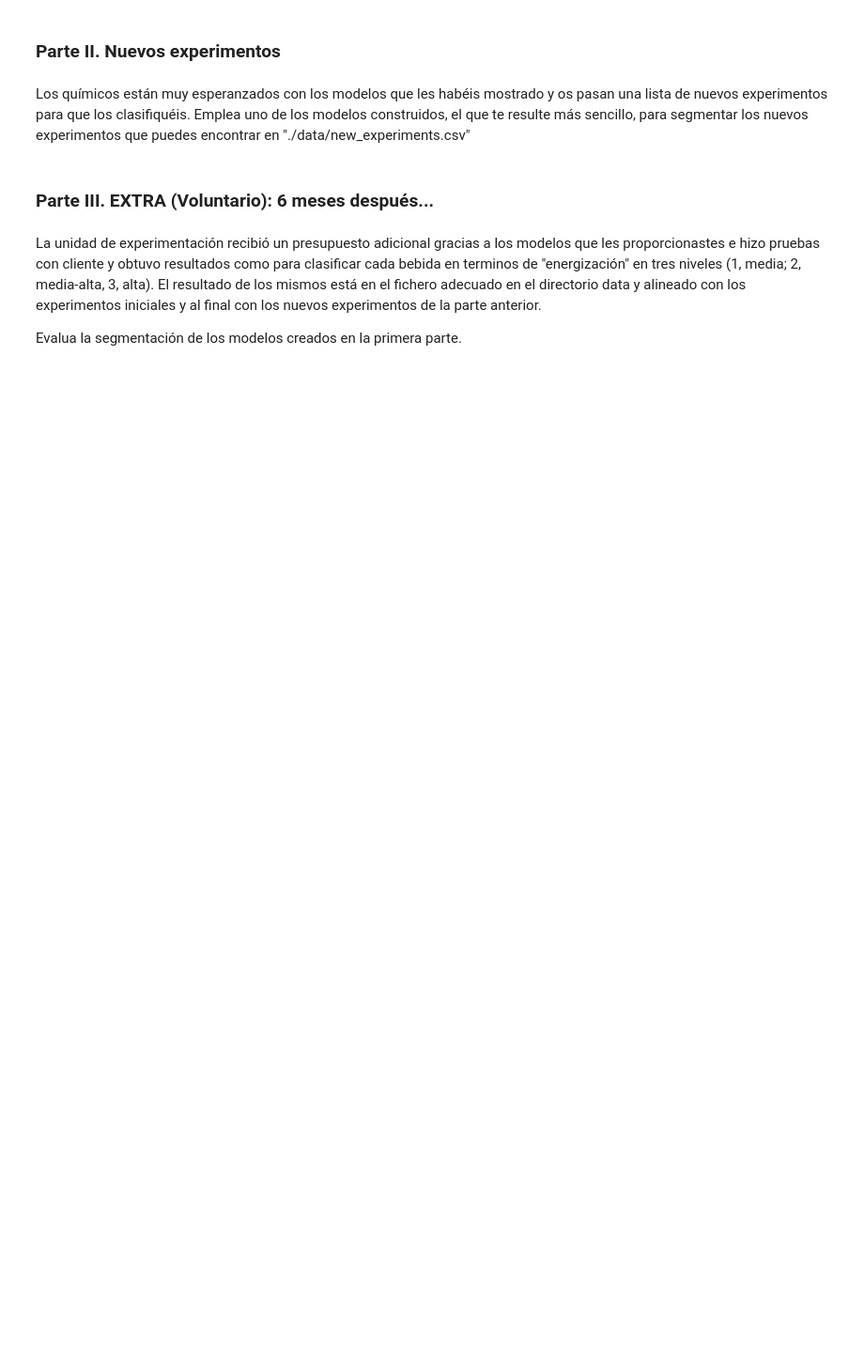
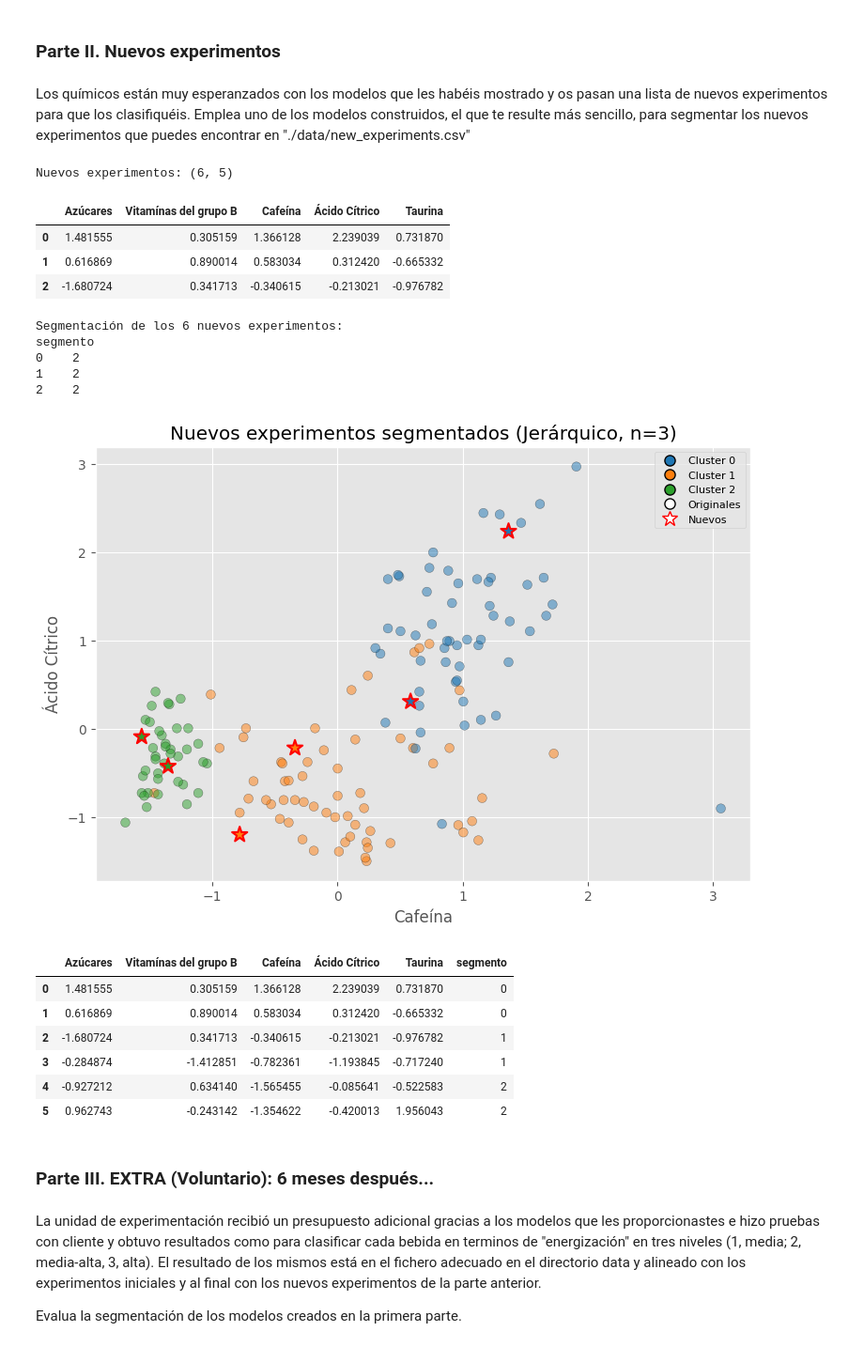
Before and after one commit to Emigarsan/DS-Online-Emilio-Garrote, a Jupyter notebook: Sprints/04_Machine_Learning/Sprint_13/Unidad_02_ML_No_Supervisado_Clustering_DBSCAN/03_Practica_Obligatoria/18_Practica_Obligatoria_Clustering_DBSCAN.ipynb, the cells around one changed output. Shown at 94% size. Cells and saved outputs as stored; diff of their text form; code cells hidden in the pictures; blank space fills up the shorter version.

```diff
--- a/Sprints/04_Machine_Learning/Sprint_13/Unidad_02_ML_No_Supervisado_Clustering_DBSCAN/03_Practica_Obligatoria/18_Practica_Obligatoria_Clustering_DBSCAN.ipynb
+++ b/Sprints/04_Machine_Learning/Sprint_13/Unidad_02_ML_No_Supervisado_Clustering_DBSCAN/03_Practica_Obligatoria/18_Practica_Obligatoria_Clustering_DBSCAN.ipynb
@@ -236,41 +346,68 @@ Los químicos están muy esperanzados con los modelos que les habéis mostrado y
 # %%
 # PARTE II — Clasificar nuevos experimentos
 # Usamos el Clustering Jerárquico (más sencillo: todos los puntos quedan asignados)
 # NOTA: AgglomerativeClustering no tiene .predict(), así que reentrenamos con todos los datos.
 
 # Cargamos los nuevos experimentos
 df_new = pd.read_csv("./data/new_experiments.csv", sep="|")
 print(f"Nuevos experimentos: {df_new.shape}")
 display(df_new.head(3))
 
-# Aplicamos el mismo scaler ajustado sobre el dataset original
-X_new = scaler.transform(df_new.values)
+# Los nuevos experimentos ya están en la misma escala que los originales (no hace falta escalar)
+X_new = df_new.values
 
 # Concatenamos original + nuevos y reentrenamos el clustering jerárquico
 X_all    = np.vstack([X, X_new])
 hc_all   = AgglomerativeClustering(n_clusters=best_n_hc, metric='euclidean', linkage='ward')
 labels_all = hc_all.fit_predict(X_all)
 
 # Las etiquetas de los nuevos experimentos son las últimas filas
 labels_new = labels_all[len(X):]
 labels_orig_retrain = labels_all[:len(X)]
 
 df_new['segmento'] = labels_new
 print(f"\nSegmentación de los {len(df_new)} nuevos experimentos:")
 print(df_new['segmento'].value_counts().sort_index().to_string())
 
 # Visualización: scatter Cafeína vs Ácido Cítrico con originales + nuevos
+# (mismos colores de clúster que en el resto del notebook; la forma distingue origen)
 ix = cols.index('Cafeína'); iy = cols.index('Ácido Cítrico')
-plt.figure(figsize=(9, 6))
-plt.scatter(X[:, ix],     X[:, iy],     c=labels_orig_retrain, cmap='tab10',
-            alpha=0.5, s=50,  edgecolors='k', linewidths=0.3, label='Originales')
-plt.scatter(X_new[:, ix], X_new[:, iy], c=labels_new,          cmap='tab10',
-            alpha=1.0, s=150, edgecolors='red', linewidths=1.5, marker='*', label='Nuevos')
-plt.xlabel('Cafeína'); plt.ylabel('Ácido Cítrico')
-plt.title(f'Nuevos experimentos segmentados (Jerárquico, n={best_n_hc})')
-plt.legend(); plt.colorbar(label='Segmento'); plt.show()
+fig, ax = plt.subplots(figsize=(9, 6))
+ax.scatter(X[:, ix],     X[:, iy],     c=cluster_colors(labels_orig_retrain),
+           alpha=0.5, s=50,  edgecolors='k', linewidths=0.3)
+ax.scatter(X_new[:, ix], X_new[:, iy], c=cluster_colors(labels_new),
+           alpha=1.0, s=150, edgecolors='red', linewidths=1.5, marker='*')
+ax.set_xlabel('Cafeína'); ax.set_ylabel('Ácido Cítrico')
+ax.set_title(f'Nuevos experimentos segmentados (Jerárquico, n={best_n_hc})')
+
+handles = cluster_legend_handles(np.concatenate([labels_orig_retrain, labels_new]))
+handles += [plt.Line2D([0], [0], marker='o', linestyle='', markersize=8,
+                        markerfacecolor='white', markeredgecolor='k', label='Originales'),
+            plt.Line2D([0], [0], marker='*', linestyle='', markersize=12,
+                        markerfacecolor='white', markeredgecolor='red', label='Nuevos')]
+ax.legend(handles=handles, fontsize=8, loc='best')
+plt.show()
 
 display(df_new)
+# %% [output]
+Nuevos experimentos: (6, 5)
+|  | Azúcares | Vitamínas del grupo B | Cafeína | Ácido Cítrico | Taurina |
+| 0 | 1.481555 | 0.305159 | 1.366128 | 2.239039 | 0.731870 |
+| 1 | 0.616869 | 0.890014 | 0.583034 | 0.312420 | -0.665332 |
+| 2 | -1.680724 | 0.341713 | -0.340615 | -0.213021 | -0.976782 |
+Segmentación de los 6 nuevos experimentos:
+segmento
+0    2
+1    2
+2    2
+[figure, added]
+|  | Azúcares | Vitamínas del grupo B | Cafeína | Ácido Cítrico | Taurina | segmento |
+| 0 | 1.481555 | 0.305159 | 1.366128 | 2.239039 | 0.731870 | 0 |
+| 1 | 0.616869 | 0.890014 | 0.583034 | 0.312420 | -0.665332 | 0 |
+| 2 | -1.680724 | 0.341713 | -0.340615 | -0.213021 | -0.976782 | 1 |
+| 3 | -0.284874 | -1.412851 | -0.782361 | -1.193845 | -0.717240 | 1 |
+| 4 | -0.927212 | 0.634140 | -1.565455 | -0.085641 | -0.522583 | 2 |
+| 5 | 0.962743 | -0.243142 | -1.354622 | -0.420013 | 1.956043 | 2 |
 # %% [markdown]
 ### Parte III. EXTRA (Voluntario): 6 meses después...
 # %% [markdown]
```
Also changed, not shown: parts of 16 cells of this notebook.
